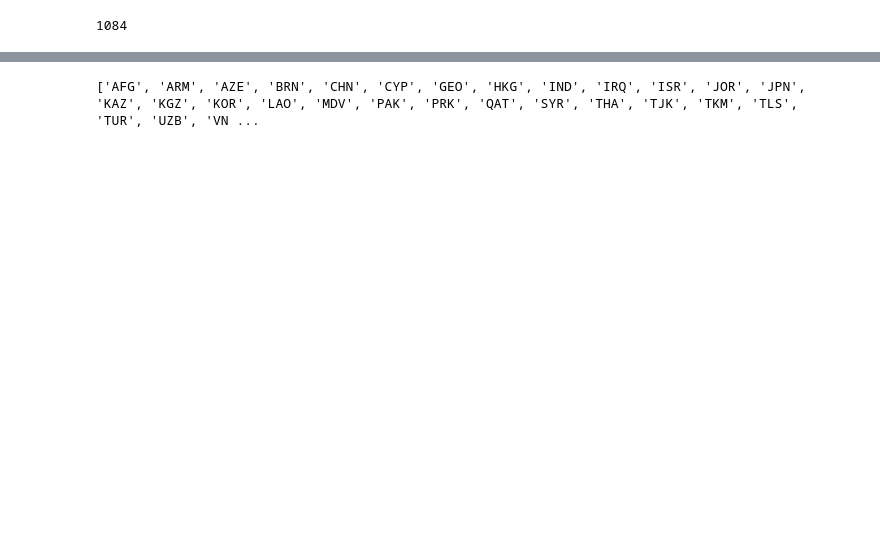
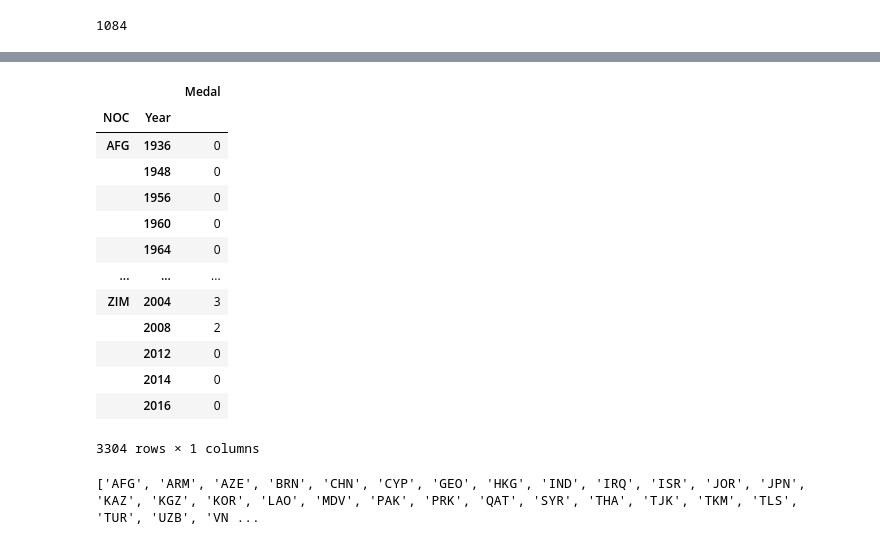
Before and after one commit to XeroBis/data_viz_JO, a Jupyter notebook: test.ipynb, the cells around one changed output, grey strips where cells are left out. Drawn from its saved outputs; the diff is of its cells as text; code cells hidden in the pictures; blank space fills up the shorter version.

```diff
--- a/test.ipynb
+++ b/test.ipynb
@@ -37,0 +84,31 @@ data
+# %%
+data = pd.read_csv("data/athlete_events.csv")
+
+data = data.groupby(["NOC", "Year"])["Medal"].nunique()
+
+def compute_row(row):
+    # il n'y a que un Nan
+    if isinstance(row["Medal"][0], float) and len(row["Medal"]) == 1:
+        return
+    return [x for x in row["Medal"] if str(x) != "nan"]
+
+
+df = data.to_frame()
+
+
+df
+# %% [output]
+|  |  | Medal |
+| NOC | Year |  |
+| AFG | 1936 | 0 |
+|  | 1948 | 0 |
+|  | 1956 | 0 |
+|  | 1960 | 0 |
+|  | 1964 | 0 |
+| ... | ... | ... |
+| ZIM | 2004 | 3 |
+|  | 2008 | 2 |
+|  | 2012 | 0 |
+|  | 2014 | 0 |
+|  | 2016 | 0 |
+3304 rows × 1 columns
```
Also changed, not shown: parts of 10 cells of this notebook, 7 other files.
